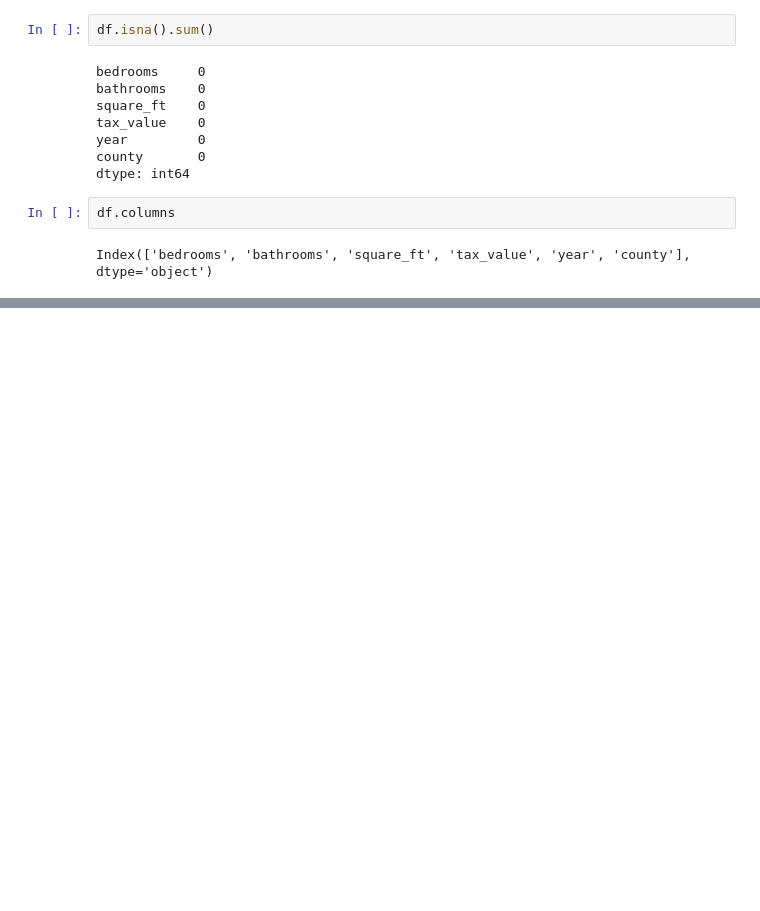
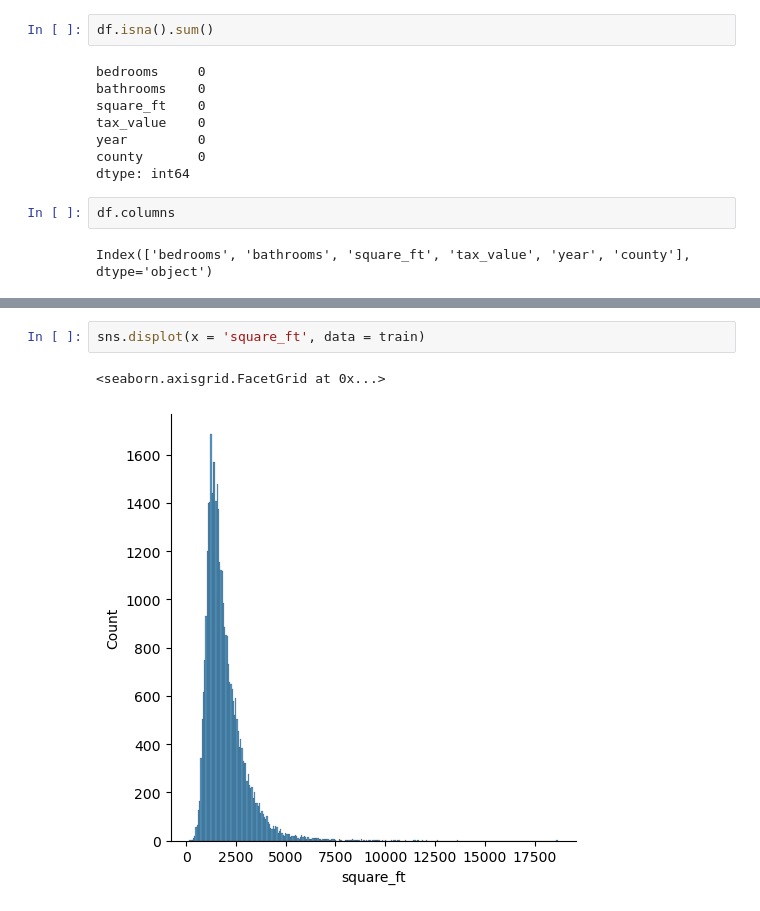
Before and after one commit to Msalazar2/Regression-Model-Project, a Jupyter notebook: scratch.ipynb, the cells around one changed output, grey strips where cells are left out. Drawn from its saved outputs; the diff is of its cells as text; blank space fills up the shorter version.

```diff
--- a/scratch.ipynb
+++ b/scratch.ipynb
@@ -50,0 +128,5 @@ Index(['bedrooms', 'bathrooms', 'square_ft', 'tax_value', 'year', 'county'], dty
+# %%
+sns.displot(x = 'square_ft', data = train)
+# %% [output]
+<seaborn.axisgrid.FacetGrid at 0x...>
+[figure, added]
```
Also changed, not shown: parts of 33 cells of this notebook, 4 other files.
